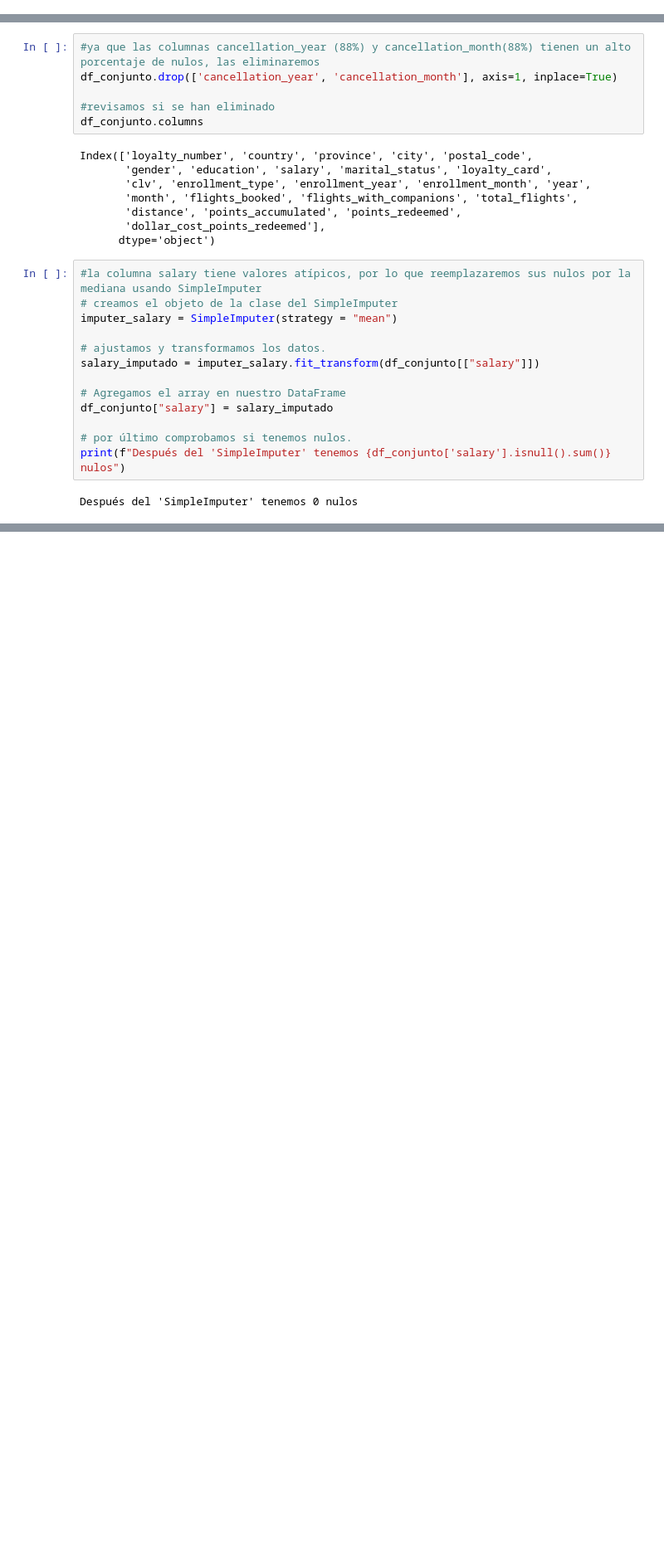
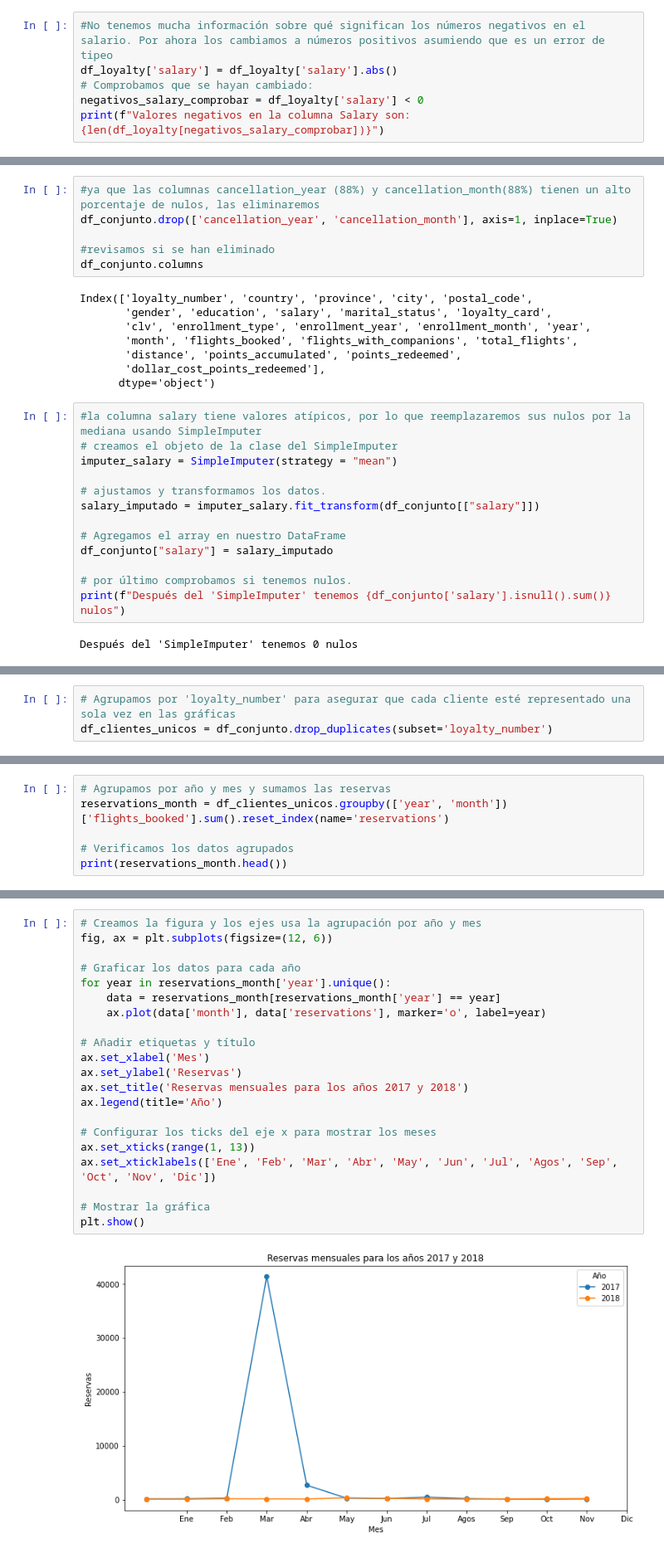
Before and after one commit to Adalab/bda-modulo-3-evaluacion-final-ValeFischer, a Jupyter notebook: Evaluacion_M3_ValeFischer-1.ipynb, the cells around one changed output, grey strips where cells are left out. Shown at 83% size. Cells and saved outputs as stored; diff of their text form; blank space fills up the shorter version.

Commit message:
Se crean visulizaciones y se inician los pasas para realizar los test estadísticos. Comprobamos normalidad y homogeneidad, falta decidir qué test aplicar y aplicarlo

```diff
--- a/Evaluacion_M3_ValeFischer-1.ipynb
+++ b/Evaluacion_M3_ValeFischer-1.ipynb
@@ -401,0 +448,6 @@ plt.show()
+# %%
+#No tenemos mucha información sobre qué significan los números negativos en el salario. Por ahora los cambiamos a números positivos asumiendo que es un error de tipeo
+df_loyalty['salary'] = df_loyalty['salary'].abs()
+# Comprobamos que se hayan cambiado:
+negativos_salary_comprobar = df_loyalty['salary'] < 0
+print(f"Valores negativos en la columna Salary son: {len(df_loyalty[negativos_salary_comprobar])}")
@@ -632,0 +694,3 @@ Después del 'SimpleImputer' tenemos 0 nulos
+# %%
+# Agrupamos por 'loyalty_number' para asegurar que cada cliente esté representado una sola vez en las gráficas
+df_clientes_unicos = df_conjunto.drop_duplicates(subset='loyalty_number')
@@ -632,0 +712,6 @@ Después del 'SimpleImputer' tenemos 0 nulos
+# %%
+# Agrupamos por año y mes y sumamos las reservas
+reservations_month = df_clientes_unicos.groupby(['year', 'month'])['flights_booked'].sum().reset_index(name='reservations')
+
+# Verificamos los datos agrupados
+print(reservations_month.head())
@@ -632,0 +735,23 @@ Después del 'SimpleImputer' tenemos 0 nulos
+# %%
+# Creamos la figura y los ejes usa la agrupación por año y mes
+fig, ax = plt.subplots(figsize=(12, 6))
+
+# Graficar los datos para cada año
+for year in reservations_month['year'].unique():
+    data = reservations_month[reservations_month['year'] == year]
+    ax.plot(data['month'], data['reservations'], marker='o', label=year)
+
+# Añadir etiquetas y título
+ax.set_xlabel('Mes')
+ax.set_ylabel('Reservas')
+ax.set_title('Reservas mensuales para los años 2017 y 2018')
+ax.legend(title='Año')
+
+# Configurar los ticks del eje x para mostrar los meses
+ax.set_xticks(range(1, 13))
+ax.set_xticklabels(['Ene', 'Feb', 'Mar', 'Abr', 'May', 'Jun', 'Jul', 'Agos', 'Sep', 'Oct', 'Nov', 'Dic'])
+
+# Mostrar la gráfica
+plt.show()
+# %% [output]
+[figure, added]
```
Also changed, not shown: parts of 38 cells of this notebook, 1 other file.
